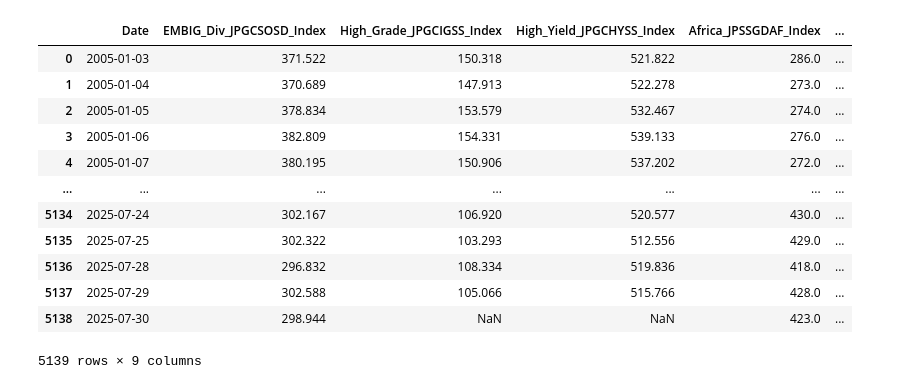
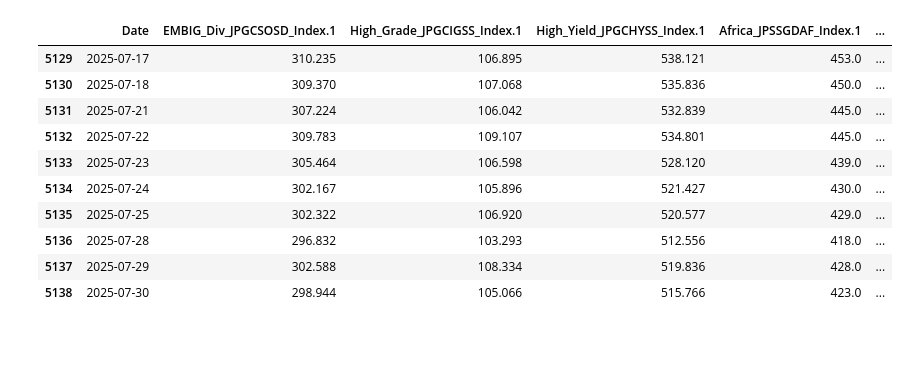
Before and after one commit to marcosarkady/geopolitical-risk-prediction-em-bonds, a Jupyter notebook: src/01_load_data.ipynb, the cells around one changed output. Cells and saved outputs as stored; diff of their text form; code cells hidden in the pictures; blank space fills up the shorter version.

```diff
--- a/src/01_load_data.ipynb
+++ b/src/01_load_data.ipynb
@@ -9,28 +13,0 @@ clean_data['Date'] = df_raw.iloc[:, 0]
-# %%
-for i in range(1, df_raw.shape[1], 2):
-    header_part1 = df_raw.columns[i][0]
-    header_part2 = df_raw.columns[i][1]
-
-    if header_part2.endswith('.1'):
-        header_part2 = header_part2[:-2]
-
-    new_col_name = f"{header_part1}_{header_part2}".strip().replace(' ', '_')
-
-    clean_data[new_col_name] = df_raw.iloc[:, i]
-
-df = pd.DataFrame(clean_data)
-df
-# %% [output]
-|  | Date | EMBIG_Div_JPGCSOSD_Index | High_Grade_JPGCIGSS_Index | High_Yield_JPGCHYSS_Index | Africa_JPSSGDAF_Index | ... |
-| 0 | 2005-01-03 | 371.522 | 150.318 | 521.822 | 286.0 | ... |
-| 1 | 2005-01-04 | 370.689 | 147.913 | 522.278 | 273.0 | ... |
-| 2 | 2005-01-05 | 378.834 | 153.579 | 532.467 | 274.0 | ... |
-| 3 | 2005-01-06 | 382.809 | 154.331 | 539.133 | 276.0 | ... |
-| 4 | 2005-01-07 | 380.195 | 150.906 | 537.202 | 272.0 | ... |
-| ... | ... | ... | ... | ... | ... | ... |
-| 5134 | 2025-07-24 | 302.167 | 106.920 | 520.577 | 430.0 | ... |
-| 5135 | 2025-07-25 | 302.322 | 103.293 | 512.556 | 429.0 | ... |
-| 5136 | 2025-07-28 | 296.832 | 108.334 | 519.836 | 418.0 | ... |
-| 5137 | 2025-07-29 | 302.588 | 105.066 | 515.766 | 428.0 | ... |
-| 5138 | 2025-07-30 | 298.944 | NaN | NaN | 423.0 | ... |
-5139 rows × 9 columns
@@ -36,0 +96,23 @@ df
+# %%
+df_jpmx = process_multi_header_file(
+    file_paths['jpmx'],
+    header_rows=2,
+    rows_to_delete=0,
+    step=2,
+    date_col_index=0,
+    data_start_col=1,
+    interleaved_dates=True
+)
+df_jpmx.tail(10)
+# %% [output]
+|  | Date | EMBIG_Div_JPGCSOSD_Index.1 | High_Grade_JPGCIGSS_Index.1 | High_Yield_JPGCHYSS_Index.1 | Africa_JPSSGDAF_Index.1 | ... |
+| 5129 | 2025-07-17 | 310.235 | 106.895 | 538.121 | 453.0 | ... |
+| 5130 | 2025-07-18 | 309.370 | 107.068 | 535.836 | 450.0 | ... |
+| 5131 | 2025-07-21 | 307.224 | 106.042 | 532.839 | 445.0 | ... |
+| 5132 | 2025-07-22 | 309.783 | 109.107 | 534.801 | 445.0 | ... |
+| 5133 | 2025-07-23 | 305.464 | 106.598 | 528.120 | 439.0 | ... |
+| 5134 | 2025-07-24 | 302.167 | 105.896 | 521.427 | 430.0 | ... |
+| 5135 | 2025-07-25 | 302.322 | 106.920 | 520.577 | 429.0 | ... |
+| 5136 | 2025-07-28 | 296.832 | 103.293 | 512.556 | 418.0 | ... |
+| 5137 | 2025-07-29 | 302.588 | 108.334 | 519.836 | 428.0 | ... |
+| 5138 | 2025-07-30 | 298.944 | 105.066 | 515.766 | 423.0 | ... |
```
Also changed, not shown: parts of 15 cells of this notebook, 3 other files.
